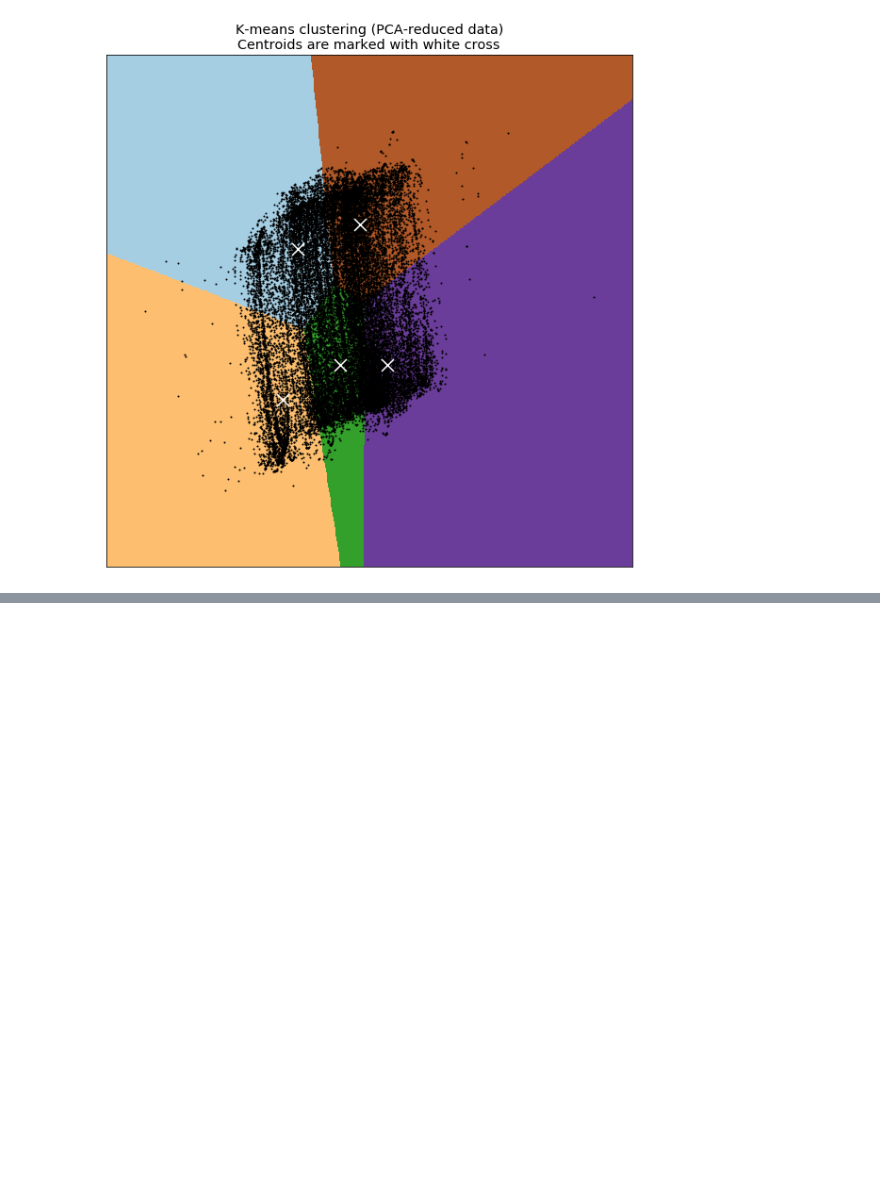
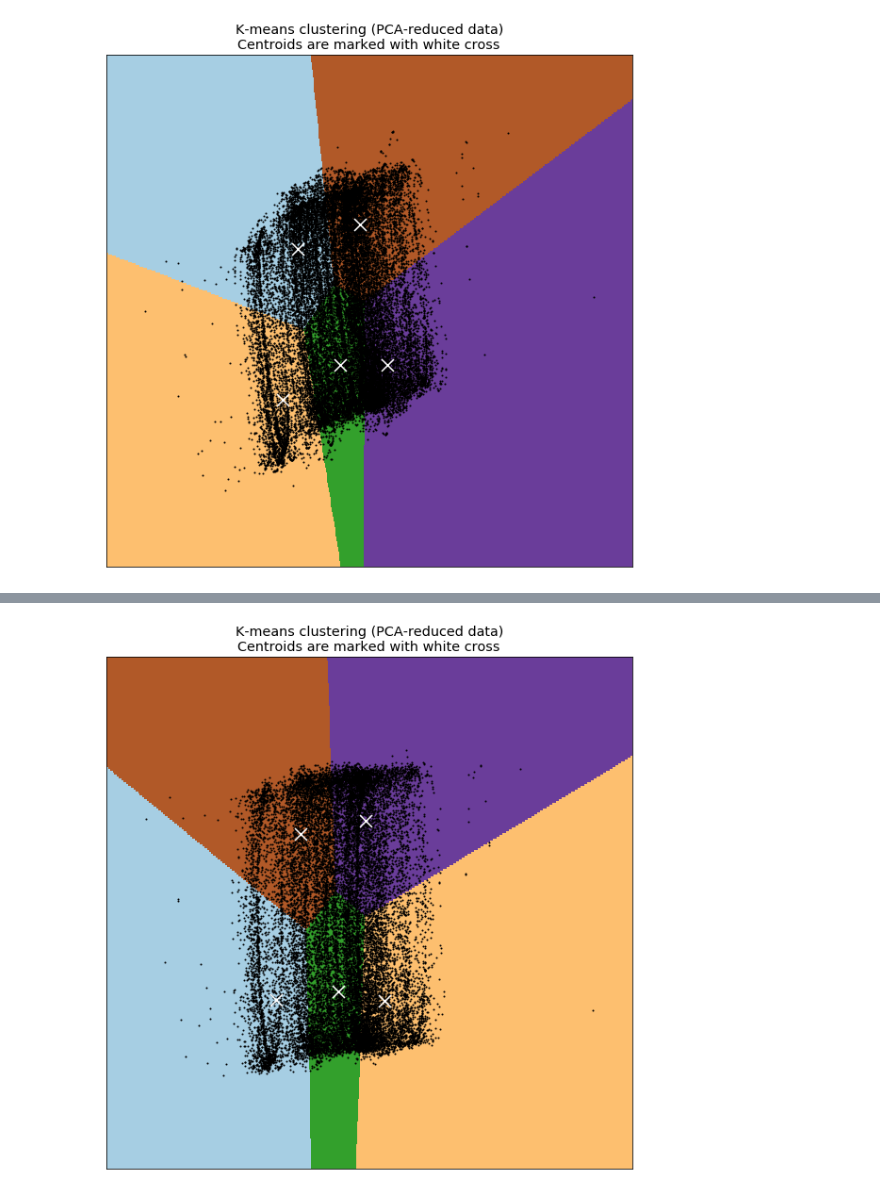
Before and after one commit to auhcheng/cville-crime, a Jupyter notebook: crime_data-analysis.ipynb, the cells around one changed output, grey strips where cells are left out. Drawn from its saved outputs; the diff is of its cells as text; code cells hidden in the pictures; blank space fills up the shorter version.

Commit message:
crime data analysis

```diff
--- a/crime_data-analysis.ipynb
+++ b/crime_data-analysis.ipynb
@@ -280,0 +362,3 @@ plt.savefig('clusters')
+# %%
+crime['Type'] = crime['Offense'].apply(lambda x: full_cat_dict[x])
+crime.head()
@@ -280,0 +398,4 @@ plt.savefig('clusters')
+# %%
+crime_select = crime[['X', 'Y', 'Time_cos', 'Time_sin', 'Type']]
+crime_select = crime_select[crime_select['Type'] != 'noncrime']
+crime_select.head()
@@ -280,0 +440,4 @@ plt.savefig('clusters')
+# %%
+# onehot_names = list(pipeline['onehot'].named_transformers_['cat'].get_feature_names())
+onehot_names = list(col_transformer.named_transformers_['cat'].get_feature_names())
+cols = ['X', 'Y', 'Time_cos', 'Time_sin'] + onehot_names
@@ -280,0 +448,3 @@ plt.savefig('clusters')
+# %%
+crime_prep = pd.DataFrame(crime_prep, columns=cols)
+crime_prep.head()
@@ -280,0 +458,57 @@ plt.savefig('clusters')
+# %%
+# adapted from https://scikit-learn.org/stable/auto_examples/cluster/plot_kmeans_digits.html#sphx-glr-auto-examples-cluster-plot-kmeans-digits-py
+from time import time
+from sklearn import metrics
+from sklearn.cluster import KMeans
+from sklearn.decomposition import PCA
+from sklearn.preprocessing import scale
+
+np.random.seed(42)
+
+data = crime_prep
+
+n_samples, n_features = data.shape
+n_clusters = 5
+
+# #############################################################################
+# Visualize the results on PCA-reduced data
+
+reduced_data = PCA(n_components=2).fit_transform(data)
+kmeans = KMeans(init='k-means++', n_clusters=n_clusters, n_init=10)
+kmeans.fit(reduced_data)
+
+# Step size of the mesh. Decrease to increase the quality of the VQ.
+h = .02     # point in the mesh [x_min, x_max]x[y_min, y_max].
+
+# Plot the decision boundary. For that, we will assign a color to each
+x_min, x_max = reduced_data[:, 0].min() - 1, reduced_data[:, 0].max() + 1
+y_min, y_max = reduced_data[:, 1].min() - 1, reduced_data[:, 1].max() + 1
+xx, yy = np.meshgrid(np.arange(x_min, x_max, h), np.arange(y_min, y_max, h))
+
+# Obtain labels for each point in mesh. Use last trained model.
+Z = kmeans.predict(np.c_[xx.ravel(), yy.ravel()])
+
+# Put the result into a color plot
+Z = Z.reshape(xx.shape)
+plt.figure(figsize=(10, 10))
+plt.clf()
+plt.imshow(Z, interpolation='nearest',
+           extent=(xx.min(), xx.max(), yy.min(), yy.max()),
+           cmap=plt.cm.Paired,
+           aspect='auto', origin='lower')
+
+plt.plot(reduced_data[:, 0], reduced_data[:, 1], 'k.', markersize=2)
+# Plot the centroids as a white X
+centroids = kmeans.cluster_centers_
+plt.scatter(centroids[:, 0], centroids[:, 1],
+            marker='x', s=169, linewidths=3,
+            color='w', zorder=10)
+plt.title('K-means clustering (PCA-reduced data)\n'
+          'Centroids are marked with white cross')
+plt.xlim(x_min, x_max)
+plt.ylim(y_min, y_max)
+plt.xticks(())
+plt.yticks(())
+plt.savefig('clusters')
+# %% [output]
+[figure, added]
```
Also changed, not shown: parts of 14 cells of this notebook, 12 other files.
